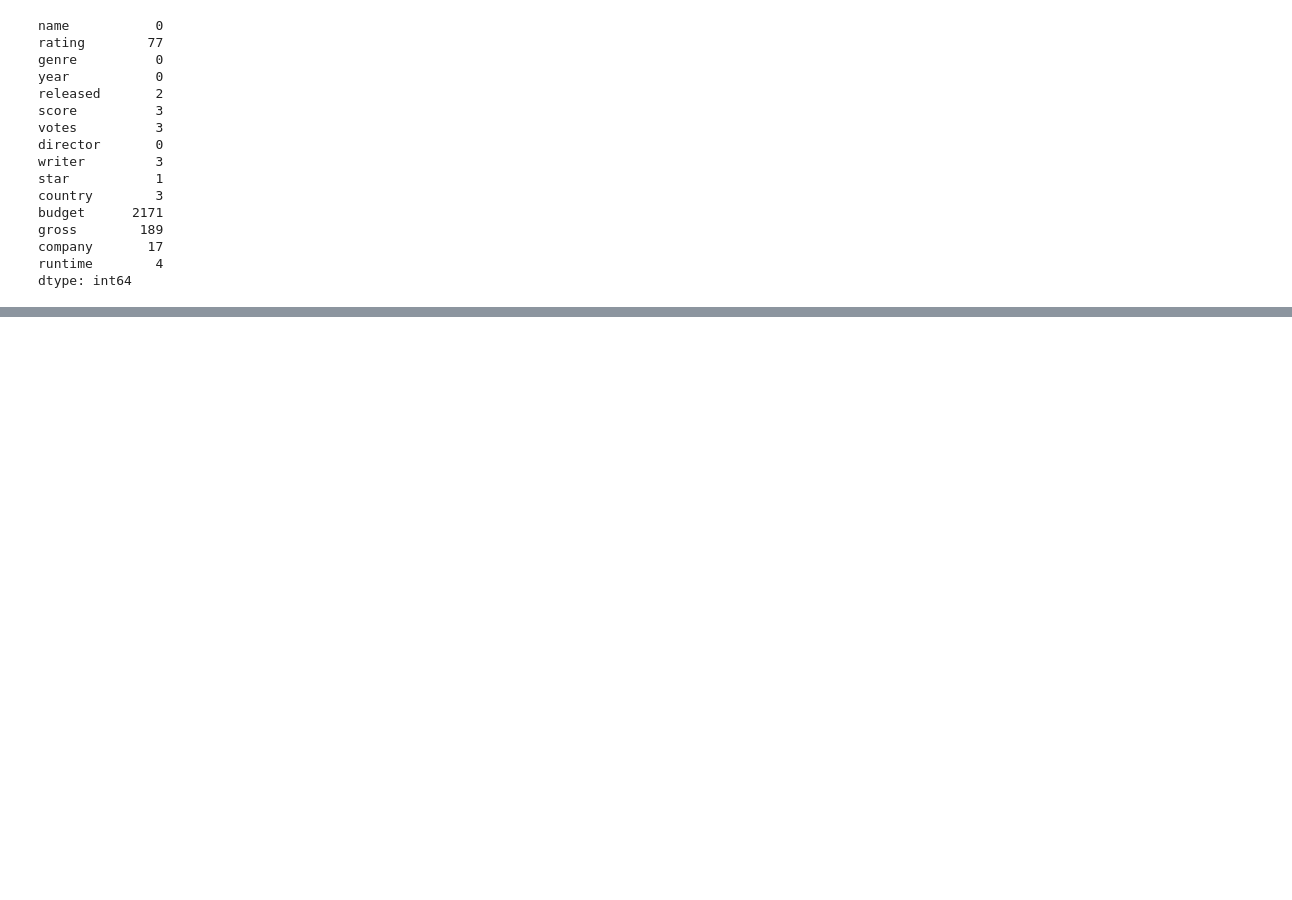
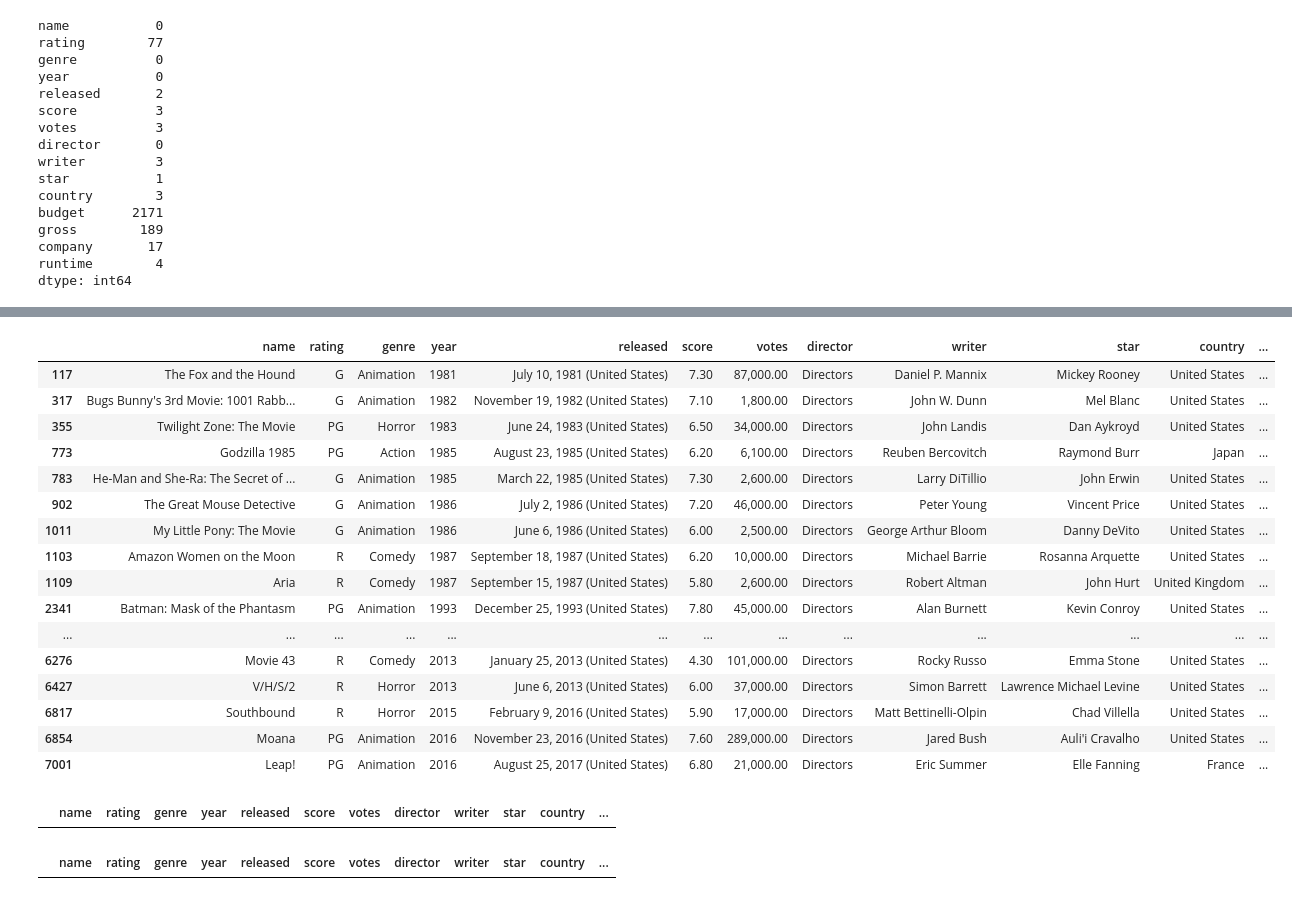
Before and after one commit to gururaser/film-analysis-project, a Jupyter notebook: film-analysis.ipynb, the cells around one changed output, grey strips where cells are left out. Saved outputs shown, nothing was run; the diff lists cells and outputs as text; code cells hidden in the pictures; blank space fills up the shorter version.

```diff
--- a/film-analysis.ipynb
+++ b/film-analysis.ipynb
@@ -115,0 +151,4 @@ dtype: float64
+# %%
+df.dropna(subset = ['rating'],inplace = True)
+# %%
+df.dropna(subset = ['gross'], inplace = True)
@@ -115,0 +183,21 @@ dtype: float64
+# %%
+# I accidentally discovered these rows..
+df[df['director'] == 'Directors']
+# %% [output]
+|  | name | rating | genre | year | released | score | votes | director | writer | star | country | ... |
+| 117 | The Fox and the Hound | G | Animation | 1981 | July 10, 1981 (United States) | 7.30 | 87,000.00 | Directors | Daniel P. Mannix | Mickey Rooney | United States | ... |
+| 317 | Bugs Bunny's 3rd Movie: 1001 Rabb... | G | Animation | 1982 | November 19, 1982 (United States) | 7.10 | 1,800.00 | Directors | John W. Dunn | Mel Blanc | United States | ... |
+| 355 | Twilight Zone: The Movie | PG | Horror | 1983 | June 24, 1983 (United States) | 6.50 | 34,000.00 | Directors | John Landis | Dan Aykroyd | United States | ... |
+| 773 | Godzilla 1985 | PG | Action | 1985 | August 23, 1985 (United States) | 6.20 | 6,100.00 | Directors | Reuben Bercovitch | Raymond Burr | Japan | ... |
+| 783 | He-Man and She-Ra: The Secret of ... | G | Animation | 1985 | March 22, 1985 (United States) | 7.30 | 2,600.00 | Directors | Larry DiTillio | John Erwin | United States | ... |
+| 902 | The Great Mouse Detective | G | Animation | 1986 | July 2, 1986 (United States) | 7.20 | 46,000.00 | Directors | Peter Young | Vincent Price | United States | ... |
+| 1011 | My Little Pony: The Movie | G | Animation | 1986 | June 6, 1986 (United States) | 6.00 | 2,500.00 | Directors | George Arthur Bloom | Danny DeVito | United States | ... |
+| 1103 | Amazon Women on the Moon | R | Comedy | 1987 | September 18, 1987 (United States) | 6.20 | 10,000.00 | Directors | Michael Barrie | Rosanna Arquette | United States | ... |
+| 1109 | Aria | R | Comedy | 1987 | September 15, 1987 (United States) | 5.80 | 2,600.00 | Directors | Robert Altman | John Hurt | United Kingdom | ... |
+| 2341 | Batman: Mask of the Phantasm | PG | Animation | 1993 | December 25, 1993 (United States) | 7.80 | 45,000.00 | Directors | Alan Burnett | Kevin Conroy | United States | ... |
+| ... | ... | ... | ... | ... | ... | ... | ... | ... | ... | ... | ... | ... |
+| 6276 | Movie 43 | R | Comedy | 2013 | January 25, 2013 (United States) | 4.30 | 101,000.00 | Directors | Rocky Russo | Emma Stone | United States | ... |
+| 6427 | V/H/S/2 | R | Horror | 2013 | June 6, 2013 (United States) | 6.00 | 37,000.00 | Directors | Simon Barrett | Lawrence Michael Levine | United States | ... |
+| 6817 | Southbound | R | Horror | 2015 | February 9, 2016 (United States) | 5.90 | 17,000.00 | Directors | Matt Bettinelli-Olpin | Chad Villella | United States | ... |
+| 6854 | Moana | PG | Animation | 2016 | November 23, 2016 (United States) | 7.60 | 289,000.00 | Directors | Jared Bush | Auli'i Cravalho | United States | ... |
+| 7001 | Leap! | PG | Animation | 2016 | August 25, 2017 (United States) | 6.80 | 21,000.00 | Directors | Eric Summer | Elle Fanning | France | ... |
@@ -115,0 +236,4 @@ dtype: float64
+# %%
+df[df['director'] == 'Directors']
+# %% [output]
+|  | name | rating | genre | year | released | score | votes | director | writer | star | country | ... |
@@ -115,0 +243,5 @@ dtype: float64
+# %%
+# Checking if there is missing value left
+df[df["budget"].isnull()]
+# %% [output]
+|  | name | rating | genre | year | released | score | votes | director | writer | star | country | ... |
```
Also changed, not shown: parts of 31 cells of this notebook.
